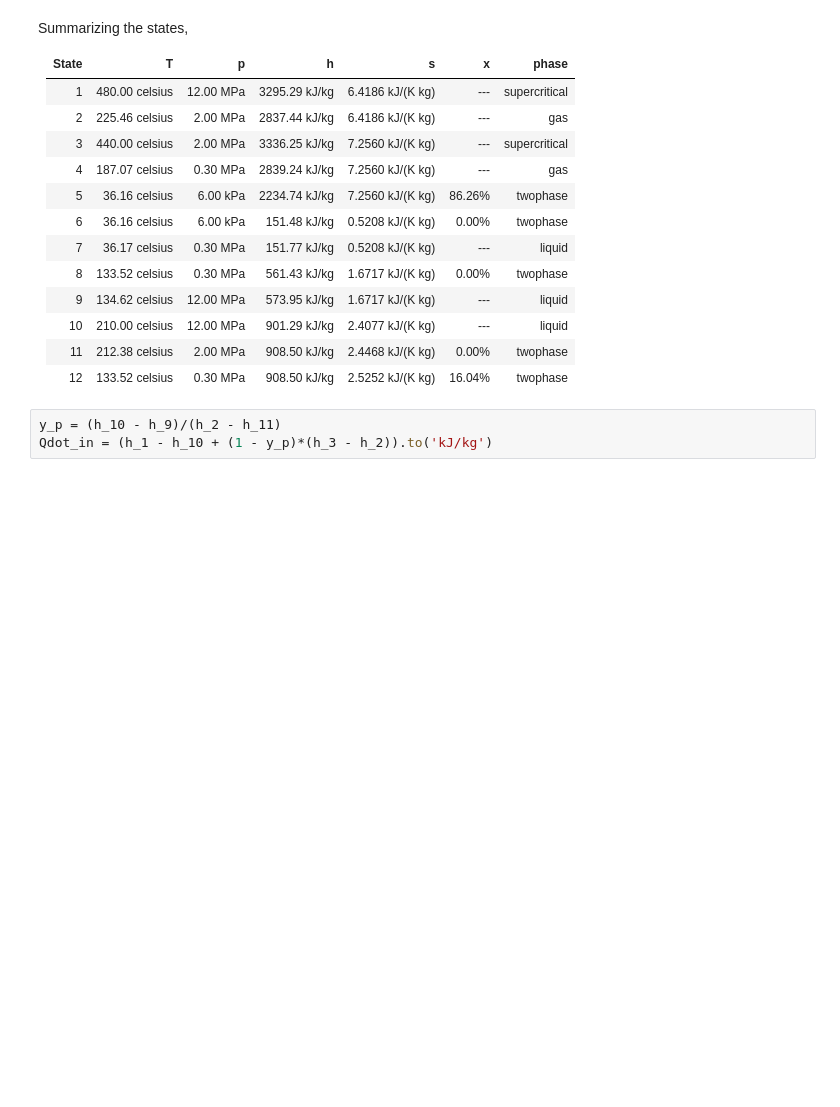
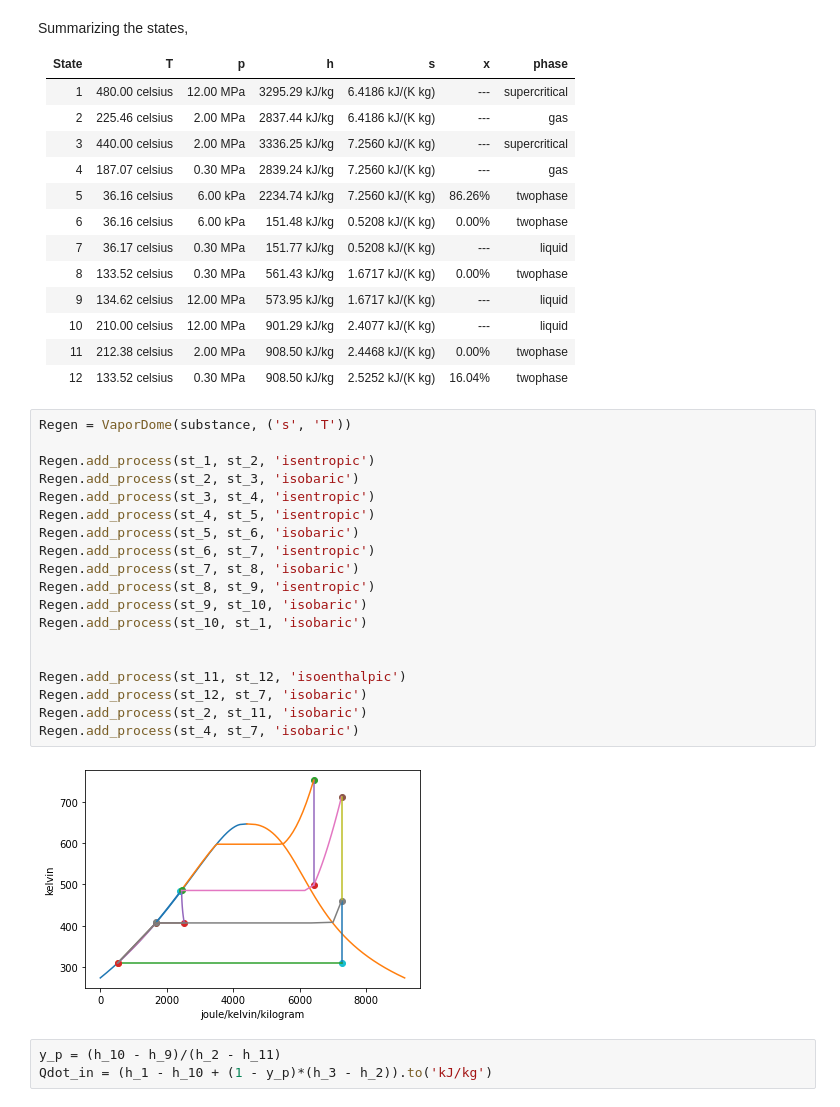
Before and after one commit to bryanwweber/thermostate, a Jupyter notebook: docs/regen-reheat-rankine-cycle-example.ipynb, the cells around one changed output. Drawn from its saved outputs; the diff is of its cells as text; blank space fills up the shorter version.

Commit message:
Added plot depicting the example process
Fixed spacing and made quotations consitent

```diff
--- a/docs/regen-reheat-rankine-cycle-example.ipynb
+++ b/docs/regen-reheat-rankine-cycle-example.ipynb
@@ -146,6 +147,27 @@ Summarizing the states,
 |    10 | 210.00 celsius | 12.00 MPa | 901.29 kJ/kg | 2.4077 kJ/(K kg) | ---                             | liquid |
 |    11 | 212.38 celsius | 2.00 MPa | 908.50 kJ/kg | 2.4468 kJ/(K kg) | 0.00% | twophase |
 |    12 | 133.52 celsius | 0.30 MPa | 908.50 kJ/kg | 2.5252 kJ/(K kg) | 16.04% | twophase |
+# %%
+Regen = VaporDome(substance, ('s', 'T'))
+
+Regen.add_process(st_1, st_2, 'isentropic')
+Regen.add_process(st_2, st_3, 'isobaric')
+Regen.add_process(st_3, st_4, 'isentropic')
+Regen.add_process(st_4, st_5, 'isentropic')
+Regen.add_process(st_5, st_6, 'isobaric')
+Regen.add_process(st_6, st_7, 'isentropic')
+Regen.add_process(st_7, st_8, 'isobaric')
+Regen.add_process(st_8, st_9, 'isentropic')
+Regen.add_process(st_9, st_10, 'isobaric')
+Regen.add_process(st_10, st_1, 'isobaric')
+
+
+Regen.add_process(st_11, st_12, 'isoenthalpic')
+Regen.add_process(st_12, st_7, 'isobaric')
+Regen.add_process(st_2, st_11, 'isobaric')
+Regen.add_process(st_4, st_7, 'isobaric')
+# %% [output]
+[figure, added]
 # %%
 y_p = (h_10 - h_9)/(h_2 - h_11)
 Qdot_in = (h_1 - h_10 + (1 - y_p)*(h_3 - h_2)).to('kJ/kg')
```
Also changed, not shown: parts of 1 cell of this notebook.
